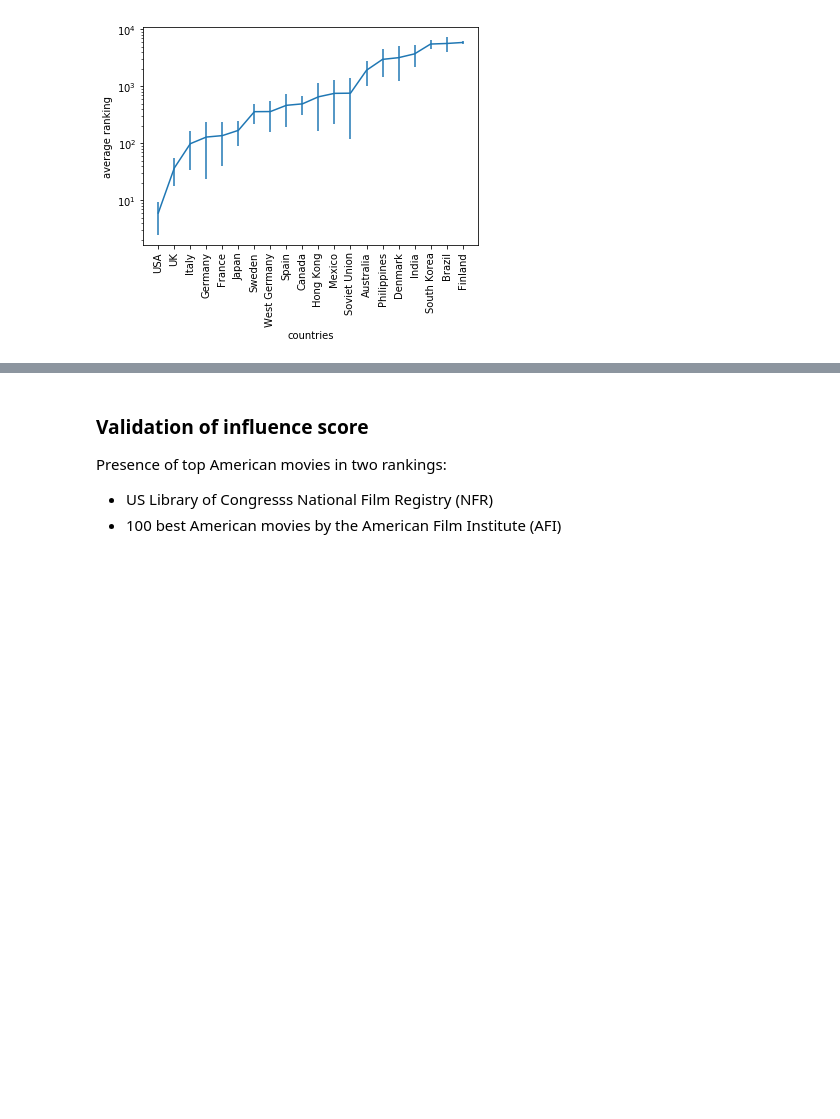
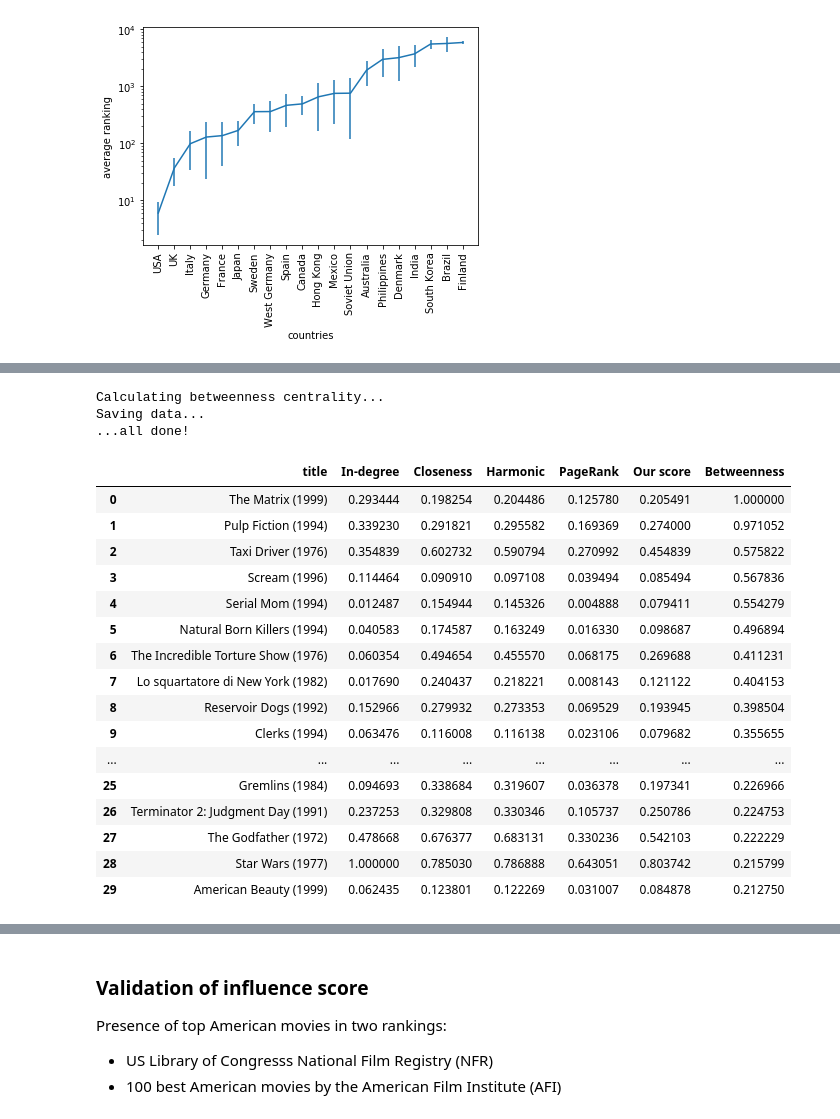
Before and after one commit to bioglio/cinema, a Jupyter notebook: main.ipynb, the cells around one changed output, grey strips where cells are left out. Cells and saved outputs as stored; diff of their text form; code cells hidden in the pictures; blank space fills up the shorter version.

```diff
--- a/main.ipynb
+++ b/main.ipynb
@@ -818,0 +965,41 @@ The dataset contains 59822 'country' entries, divided into 157 tags
+# %%
+def calculate_and_save_betweenness(input_file, output_file):
+    df = pd.read_csv(input_file)
+    G = nx.from_pandas_edgelist(df, df.columns[0], df.columns[1], create_using=nx.DiGraph())
+    print("Calculating betweenness centrality...")
+    df = pd.DataFrame(normalize_pairs(nx.betweenness_centrality(G).items()), columns=[df.columns[0], "betweenness"])
+    df = df.sort_values(by="betweenness", ascending=False).reset_index(drop=True)
+    #save on file
+    print("Saving data...")
+    df.to_csv(output_file, index=False)
+    print("...all done!")
+    return
+
+calculate_and_save_betweenness(DATA_DIR+"/links.csv", DATA_DIR+"/betweenness.csv")
+# %% [output]
+Calculating betweenness centrality...
+Saving data...
+...all done!
+# %%
+movie_centralities = pd.read_csv(DATA_DIR+"/centralities.csv")
+movie_centralities = movie_centralities.merge(pd.read_csv(DATA_DIR+"/betweenness.csv"))
+movie_centralities.rename(index=str, columns={"in_degree": "In-degree", "closeness": "Closeness", "harmonic": "Harmonic", "pagerank": "PageRank", "influence": "Our score", "betweenness": "Betweenness"}, inplace=True)
+movie_title.merge(movie_centralities).drop(["id"], axis=1).sort_values(by="Betweenness", ascending=False).reset_index(drop=True)[:30]
+# %% [output]
+|  | title | In-degree | Closeness | Harmonic | PageRank | Our score | Betweenness |
+| 0 | The Matrix (1999) | 0.293444 | 0.198254 | 0.204486 | 0.125780 | 0.205491 | 1.000000 |
+| 1 | Pulp Fiction (1994) | 0.339230 | 0.291821 | 0.295582 | 0.169369 | 0.274000 | 0.971052 |
+| 2 | Taxi Driver (1976) | 0.354839 | 0.602732 | 0.590794 | 0.270992 | 0.454839 | 0.575822 |
+| 3 | Scream (1996) | 0.114464 | 0.090910 | 0.097108 | 0.039494 | 0.085494 | 0.567836 |
+| 4 | Serial Mom (1994) | 0.012487 | 0.154944 | 0.145326 | 0.004888 | 0.079411 | 0.554279 |
+| 5 | Natural Born Killers (1994) | 0.040583 | 0.174587 | 0.163249 | 0.016330 | 0.098687 | 0.496894 |
+| 6 | The Incredible Torture Show (1976) | 0.060354 | 0.494654 | 0.455570 | 0.068175 | 0.269688 | 0.411231 |
+| 7 | Lo squartatore di New York (1982) | 0.017690 | 0.240437 | 0.218221 | 0.008143 | 0.121122 | 0.404153 |
+| 8 | Reservoir Dogs (1992) | 0.152966 | 0.279932 | 0.273353 | 0.069529 | 0.193945 | 0.398504 |
+| 9 | Clerks (1994) | 0.063476 | 0.116008 | 0.116138 | 0.023106 | 0.079682 | 0.355655 |
+| ... | ... | ... | ... | ... | ... | ... | ... |
+| 25 | Gremlins (1984) | 0.094693 | 0.338684 | 0.319607 | 0.036378 | 0.197341 | 0.226966 |
+| 26 | Terminator 2: Judgment Day (1991) | 0.237253 | 0.329808 | 0.330346 | 0.105737 | 0.250786 | 0.224753 |
+| 27 | The Godfather (1972) | 0.478668 | 0.676377 | 0.683131 | 0.330236 | 0.542103 | 0.222229 |
+| 28 | Star Wars (1977) | 1.000000 | 0.785030 | 0.786888 | 0.643051 | 0.803742 | 0.215799 |
+| 29 | American Beauty (1999) | 0.062435 | 0.123801 | 0.122269 | 0.031007 | 0.084878 | 0.212750 |
```
Also changed, not shown: parts of 12 cells of this notebook.
